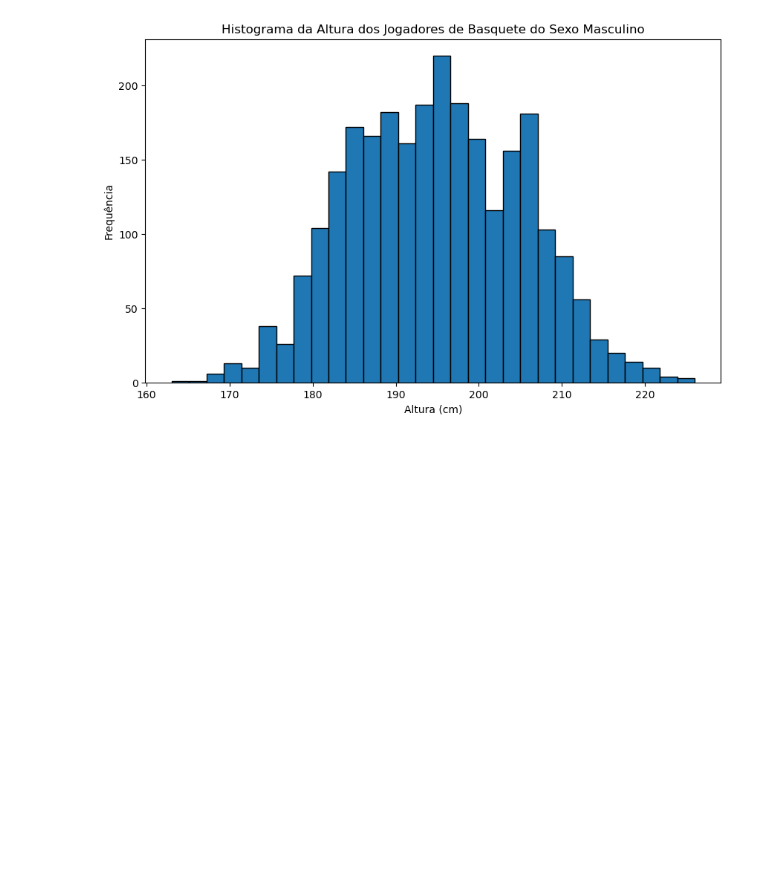
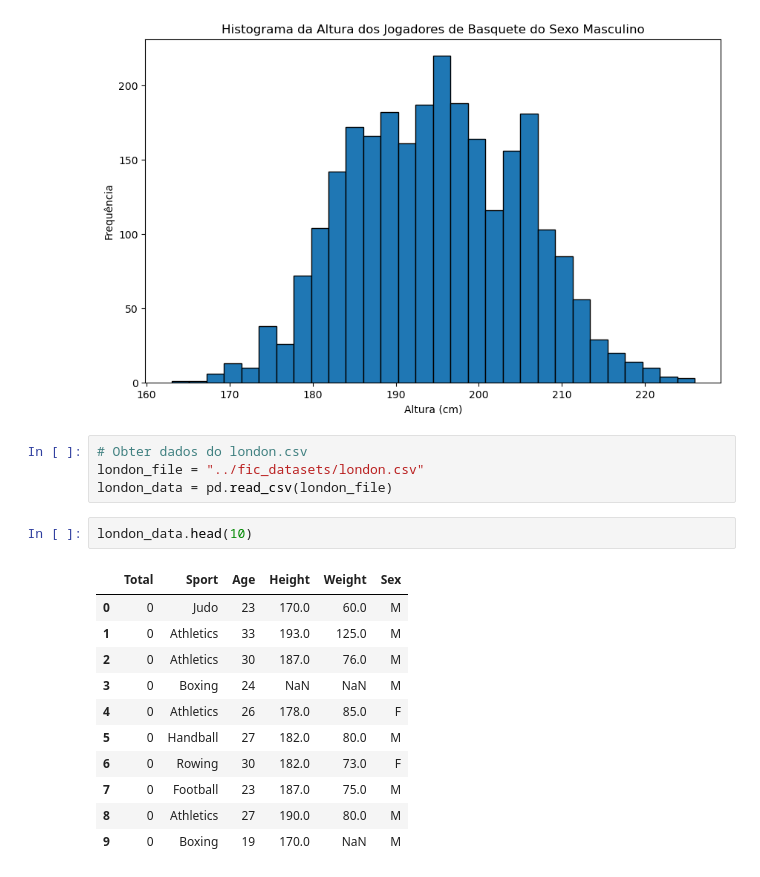
Before and after one commit to caioding/ZL-Academy-LG-, a Jupyter notebook: data-science/atv1-sport/sport.ipynb, the cells around one changed output. Drawn from its saved outputs; the diff is of its cells as text; blank space fills up the shorter version.

```diff
--- a/data-science/atv1-sport/sport.ipynb
+++ b/data-science/atv1-sport/sport.ipynb
@@ -65,3 +71,21 @@ plt.ylabel('Frequência')
 plt.show()
 # %% [output]
 [figure]
+# %%
+# Obter dados do london.csv
+london_file = "../fic_datasets/london.csv"
+london_data = pd.read_csv(london_file)
+# %%
+london_data.head(10)
+# %% [output]
+|  | Total | Sport | Age | Height | Weight | Sex |
+| 0 | 0 | Judo | 23 | 170.0 | 60.0 | M |
+| 1 | 0 | Athletics | 33 | 193.0 | 125.0 | M |
+| 2 | 0 | Athletics | 30 | 187.0 | 76.0 | M |
+| 3 | 0 | Boxing | 24 | NaN | NaN | M |
+| 4 | 0 | Athletics | 26 | 178.0 | 85.0 | F |
+| 5 | 0 | Handball | 27 | 182.0 | 80.0 | M |
+| 6 | 0 | Rowing | 30 | 182.0 | 73.0 | F |
+| 7 | 0 | Football | 23 | 187.0 | 75.0 | M |
+| 8 | 0 | Athletics | 27 | 190.0 | 80.0 | M |
+| 9 | 0 | Boxing | 19 | 170.0 | NaN | M |
```
Also changed, not shown: parts of 16 cells of this notebook, 2 other files.
